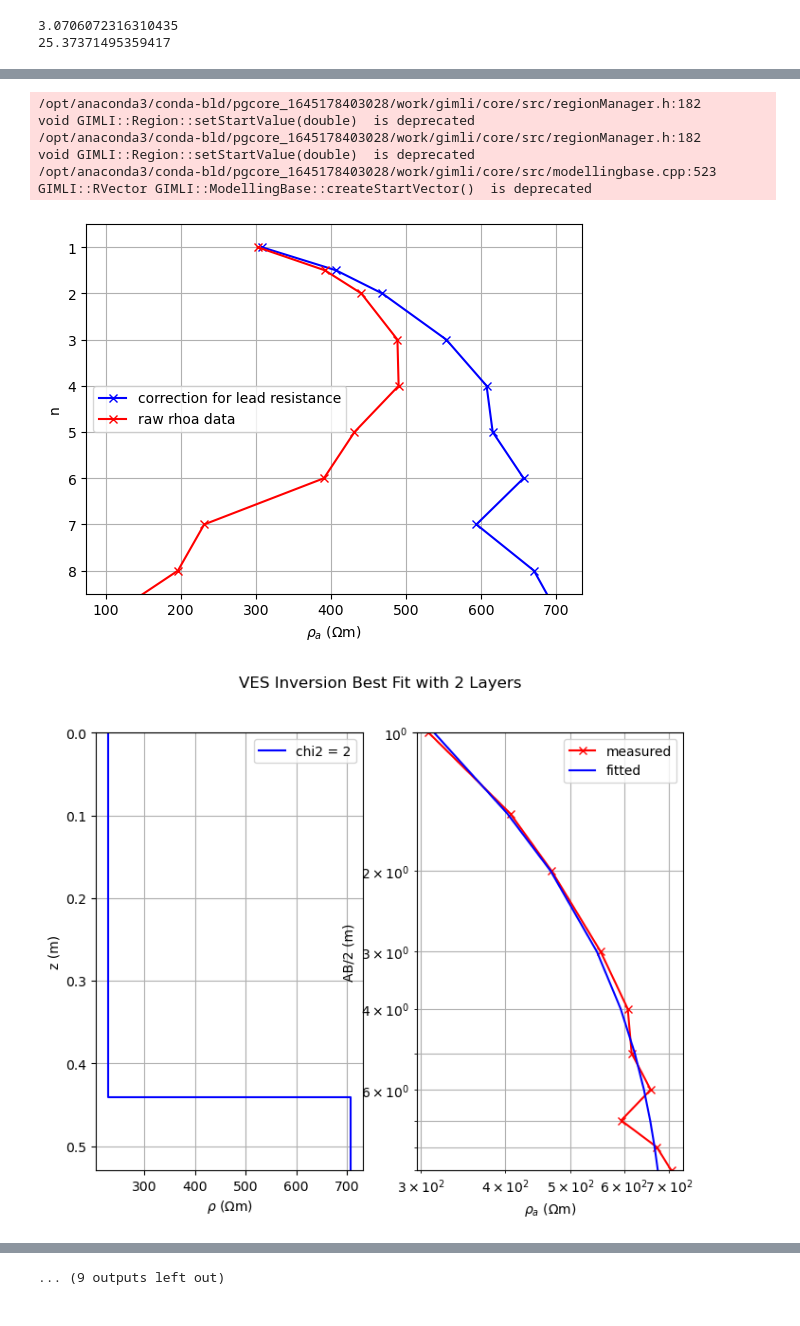
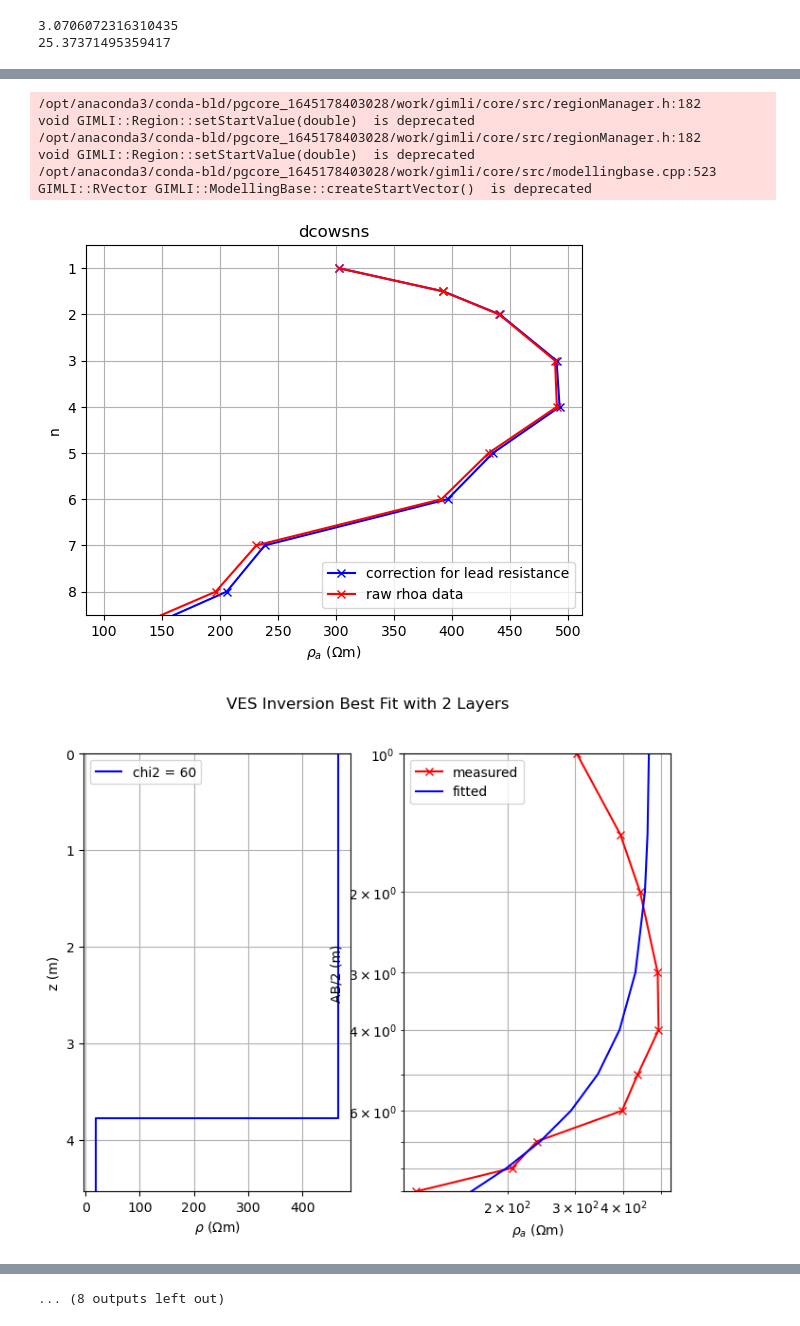
Before and after one commit to GarimaPrabhakar/bert-practice, a Jupyter notebook: tryingstuff/leadcorrection.ipynb, the cells around one changed output, grey strips where cells are left out. Saved outputs shown, nothing was run; the diff lists cells and outputs as text; code cells hidden in the pictures.

```diff
--- a/tryingstuff/leadcorrection.ipynb
+++ b/tryingstuff/leadcorrection.ipynb
@@ -181,7 +183,7 @@ print(np.average(corrected_rhoa(n[:-2], rhoa, popt[1])[:-2]))
 21.07901499477599
 # %%
 # Plotting djackns and its inversion
-df2 = djackns
+df2 = mjackns
 
 ab2 = df2["ab2"][:-2]
 mn2 = np.zeros(ab2.shape) + 0.5
@@ -298,7 +301,7 @@ names = ["dcowsns", "dcowses", "mcowsns", "djackns", "mjackns"]
 
 for i in range(len(dfs)):
     df2 = dfs[i]
-
+    print(names[i])
     n = df2["n"][:-2]
     ab2 = df2["ab2"][:-2]
     mn2 = np.zeros(ab2.shape) + 0.5
@@ -306,7 +309,7 @@ for i in range(len(dfs)):
 
     nlay = 2
 
-    rhoacorr = corrected_rhoa(n, rhoa, popt[1]*50)
+    rhoacorr = corrected_rhoa(n, rhoa, popt[1])
 
     plt.plot(rhoacorr,ab2, 'bx-', label='correction for lead resistance')
     plt.plot(rhoa, ab2, 'rx-', label='raw rhoa data')
@@ -315,5 +318,6 @@ for i in range(len(dfs)):
     plt.xlabel(r'$\rho_a$ ($\Omega$m)')
     plt.ylabel('n')
     plt.legend(loc='best')
+    plt.title(names[i])
     model, chi2, resp = invert(nlay, ab2, mn2, 200, rhoacorr, 0.9)
 # %% [output]
@@ -336,6 +340,6 @@ min data = 308.116 max data = 704.859 (10)
 Reached data fit criteria (delta phi < 2%). Stop.
 /opt/anaconda3/conda-bld/pgcore_1645178403028/work/gimli/core/src/regionManager.h:182           void GIMLI::Region::setStartValue(double)  is deprecated
 /opt/anaconda3/conda-bld/pgcore_1645178403028/work/gimli/core/src/regionManager.h:182           void GIMLI::Region::setStartValue(double)  is deprecated
 /opt/anaconda3/conda-bld/pgcore_1645178403028/work/gimli/core/src/modellingbase.cpp:523         GIMLI::RVector GIMLI::ModellingBase::createStartVector()  is deprecated
-[figure, old version]
+[figure, new version]
-[figure, old version]
+[figure, new version]
@@ -386,4 +390,4 @@ Reached data fit criteria (delta phi < 2%). Stop.
-... (9 outputs left out)
+... (8 outputs left out)
 # %%
 # So weird. Looks like this can be compensated for by a lead resistance but its different at different sites?
 # This is all I have time for. I think that the lead resistance idea could explain stuff but I am likely also not understanding stuff.
```
Also changed, not shown: parts of 6 cells of this notebook, 2 other files.
